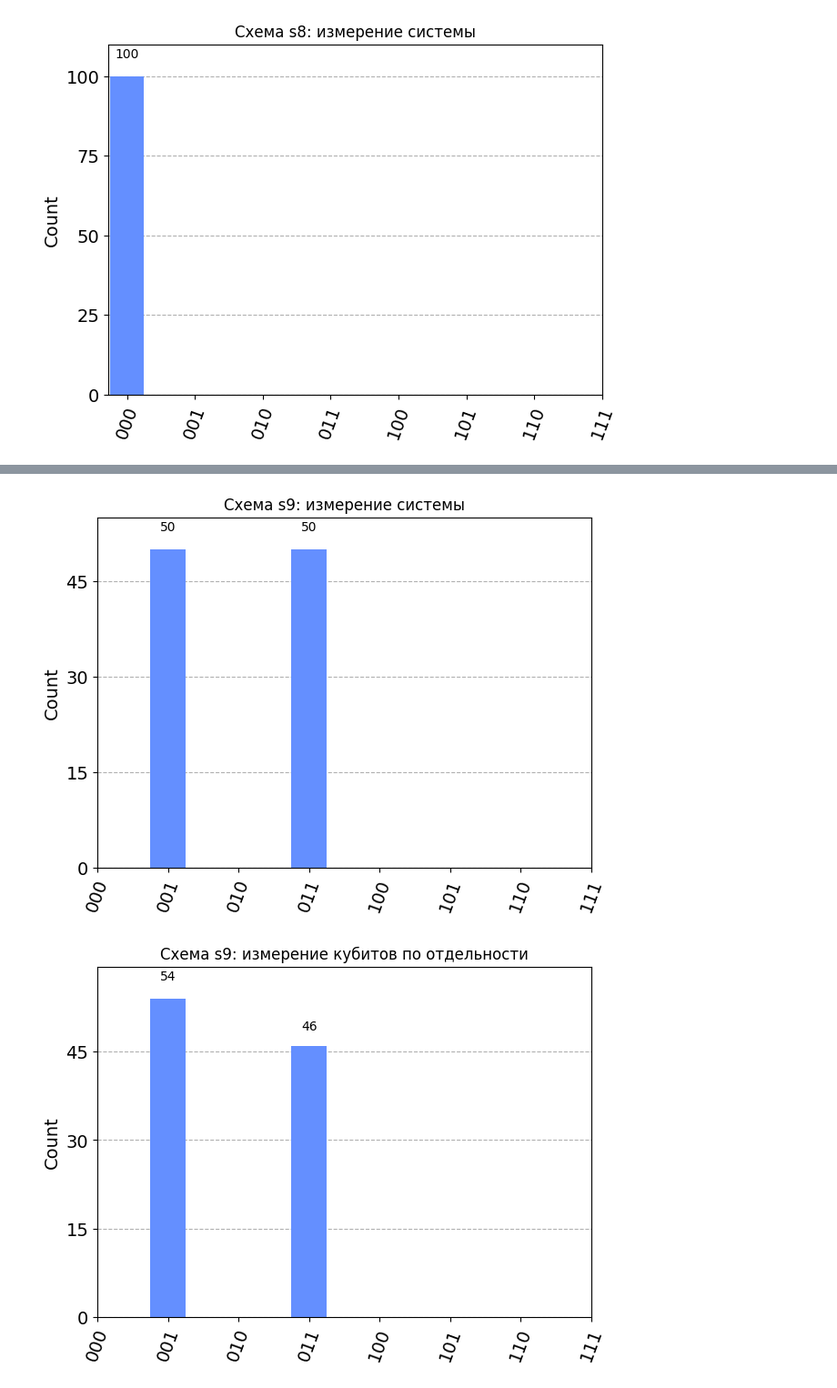
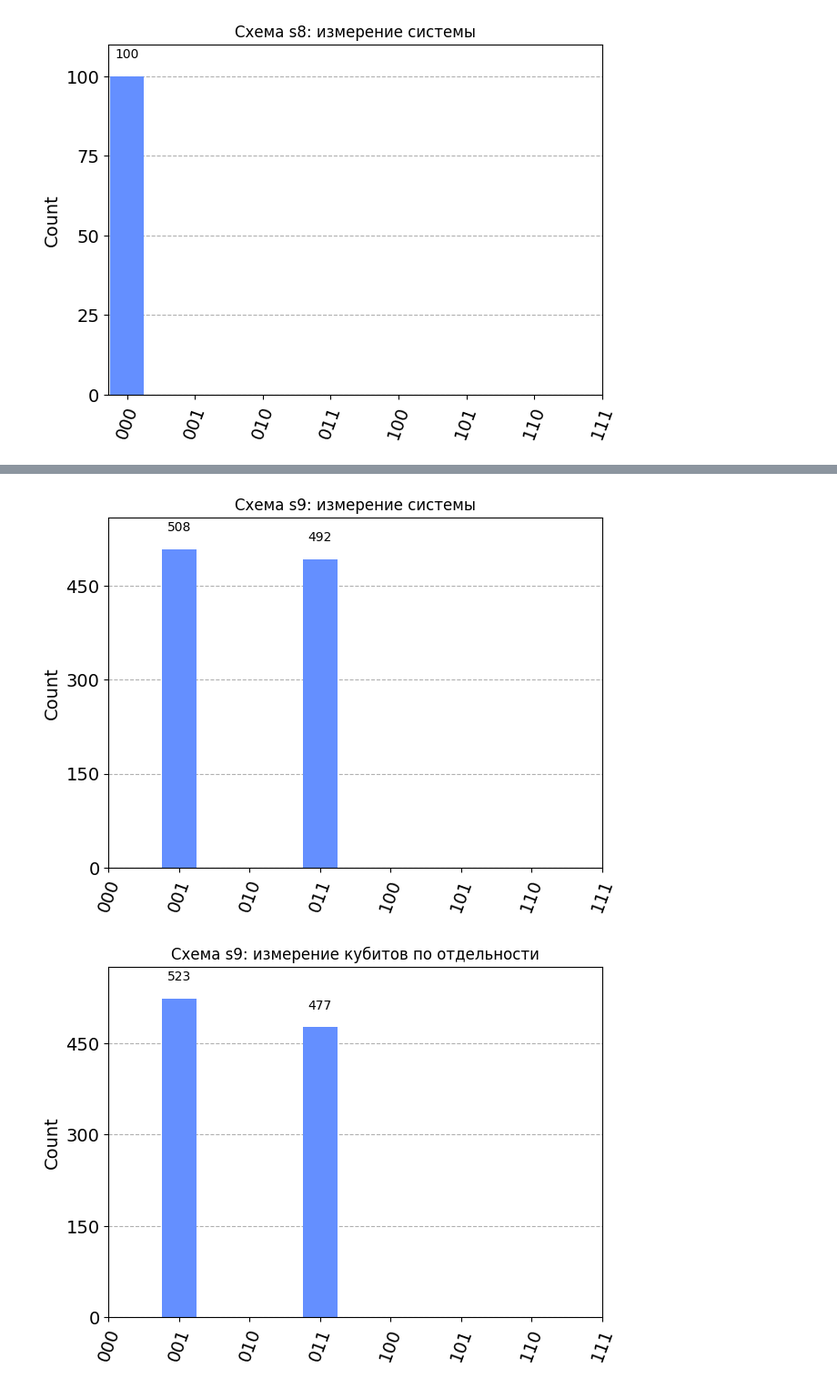
Before and after one commit to aaldebarann/qSimulator, a Jupyter notebook: measure.ipynb, the cells around one changed output, grey strips where cells are left out. Shown at 91% size. Cells and saved outputs as stored; diff of their text form; code cells hidden in the pictures.

```diff
--- a/measure.ipynb
+++ b/measure.ipynb
@@ -235,9 +235,9 @@ plot_histogram(counts, title="Схема s8: измерение кубитов
 # %%
 counts = {
     "000": 0,
-    "001": 50,
+    "001": 508,
     "010": 0,
-    "011": 50,
+    "011": 492,
     "100": 0,
     "101": 0,
     "110": 0,
@@ -245,18 +245,18 @@ counts = {
 }
 plot_histogram(counts, title="Схема s9: измерение системы")
 # %% [output]
-[figure, old version]
+[figure, new version]
 # %%
 counts = {
     "000": 0,
-    "001": 54,
+    "001": 523,
     "010": 0,
-    "011": 46,
+    "011": 477,
     "100": 0,
     "101": 0,
     "110": 0,
     "111": 0,
 }
 plot_histogram(counts, title="Схема s9: измерение кубитов по отдельности")
 # %% [output]
-[figure, old version]
+[figure, new version]
```
Also changed, not shown: parts of 15 cells of this notebook.
